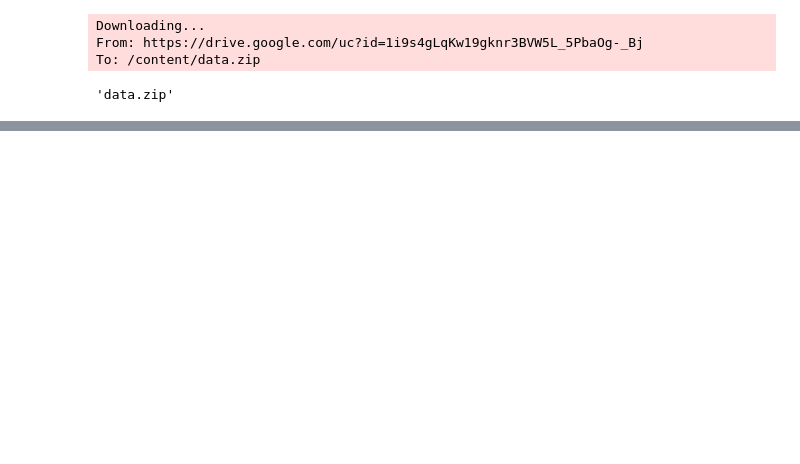
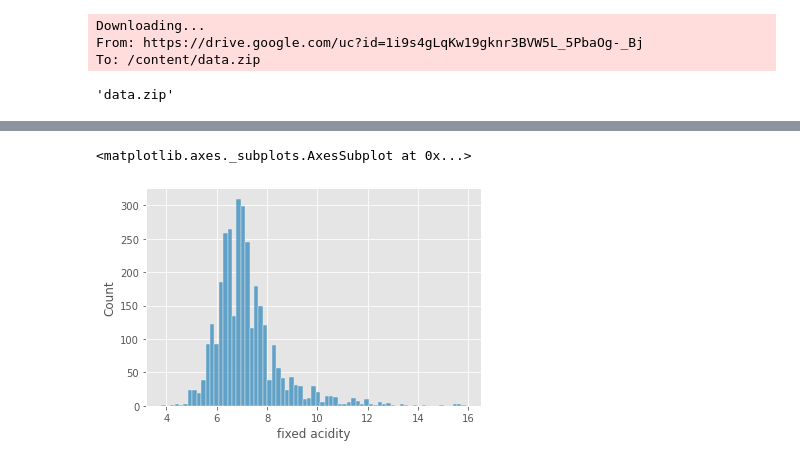
Before and after one commit to spegas/Dacon, a Jupyter notebook: Wine_v1.ipynb, the cells around one changed output, grey strips where cells are left out. Saved outputs shown, nothing was run; the diff lists cells and outputs as text; code cells hidden in the pictures; blank space fills up the shorter version.

```diff
--- a/Wine_v1.ipynb
+++ b/Wine_v1.ipynb
@@ -36,0 +112,5 @@ To: /content/data.zip
+# %%
+sns.histplot(pd_wine_data['fixed acidity'])
+# %% [output]
+<matplotlib.axes._subplots.AxesSubplot at 0x...>
+[figure, added]
```
Also changed, not shown: parts of 34 cells of this notebook.
